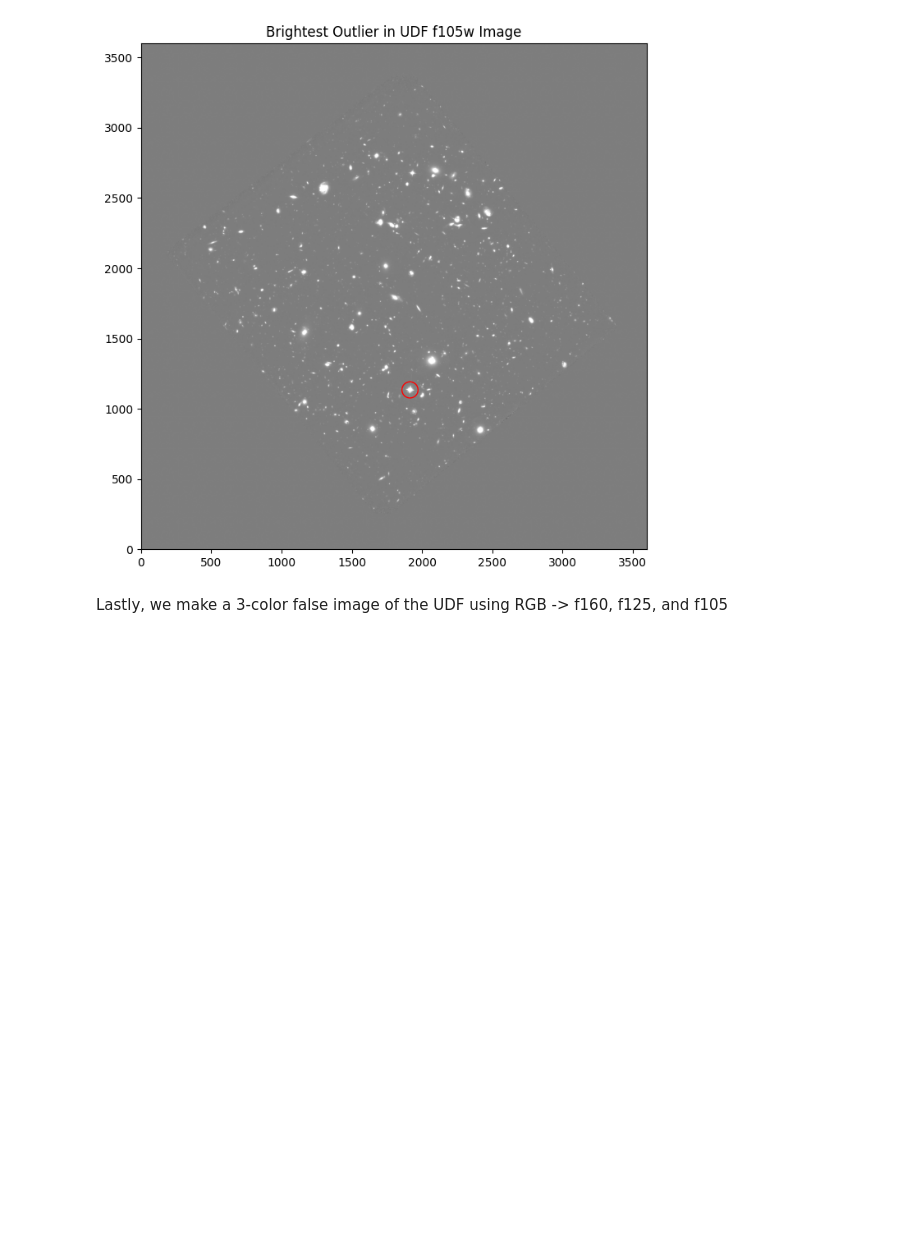
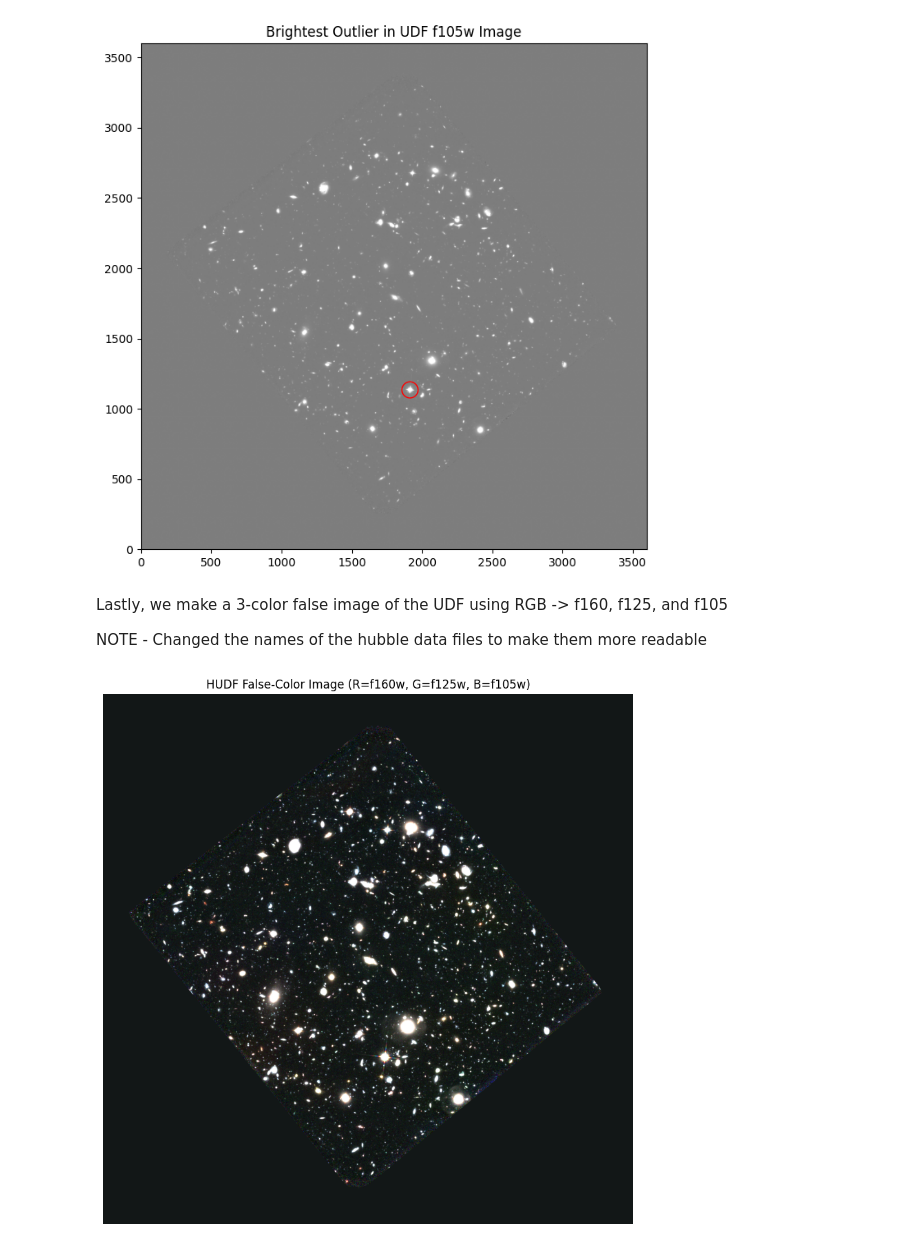
Before and after one commit to StealfDragon/ASTR19-Final_Project, a Jupyter notebook: FinalProjectNb2.ipynb, the cells around one changed output. Saved outputs shown, nothing was run; the diff lists cells and outputs as text; code cells hidden in the pictures; blank space fills up the shorter version.

```diff
--- a/FinalProjectNb2.ipynb
+++ b/FinalProjectNb2.ipynb
@@ -208,3 +208,38 @@ plt.show()
 [figure]
 # %% [markdown]
 Lastly, we make a 3-color false image of the UDF using RGB -> f160, f125, and f105
+
+NOTE - Changed the names of the hubble data files to make them more readable
+# %%
+with fits.open("hubble105.fits") as hdu:
+    img_b = hdu[0].data   # Blue
+#re-opening this one as img_b instead of earlier 'data'
+#to line up with other opened images
+
+with fits.open("hubble125.fits") as hdu:
+    img_g = hdu[0].data   # Green
+
+with fits.open("hubble160.fits") as hdu:
+    img_r = hdu[0].data   # Red
+# %%
+def normalize_percentile(img, pmin=1, pmax=99):
+    img = np.nan_to_num(img)
+    vmin, vmax = np.percentile(img, [pmin, pmax])
+    img = np.clip(img, vmin, vmax)
+    img = (img - vmin) / (vmax - vmin)
+    return img
+
+img_r_n = normalize_percentile(img_r)
+img_g_n = normalize_percentile(img_g)
+img_b_n = normalize_percentile(img_b)
+
+rgb = np.dstack([img_r_n, img_g_n, img_b_n])
+
+plt.figure(figsize=(10, 10))
+plt.imshow(rgb, origin='lower')
+plt.axis('off')
+plt.title("HUDF False-Color Image (R=f160w, G=f125w, B=f105w)")
+plt.savefig("hudf_rgb.png", dpi=300, bbox_inches='tight')
+plt.show()
+# %% [output]
+[figure, added]
```
Also changed, not shown: parts of 2 cells of this notebook, 6 other files.
